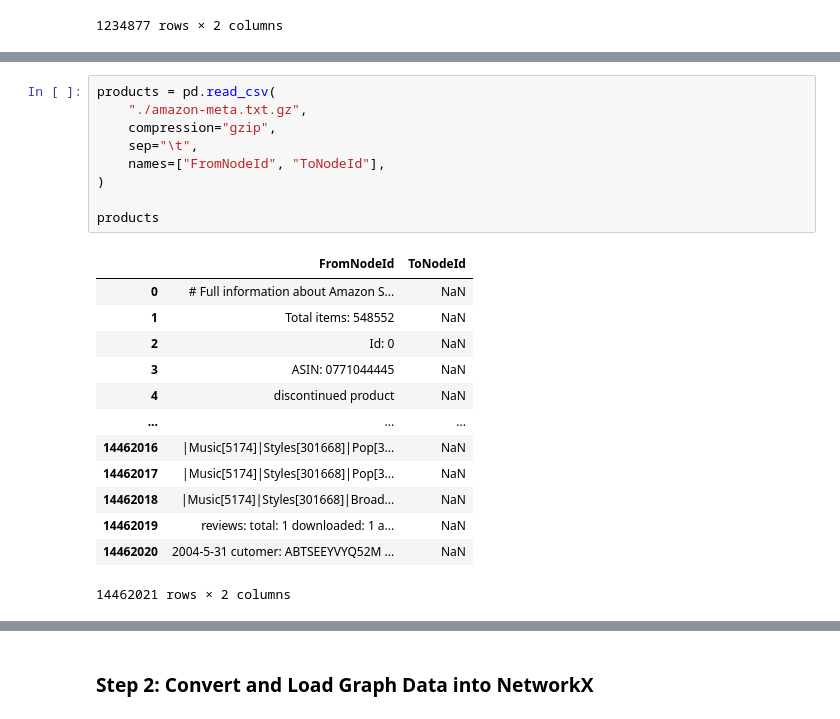
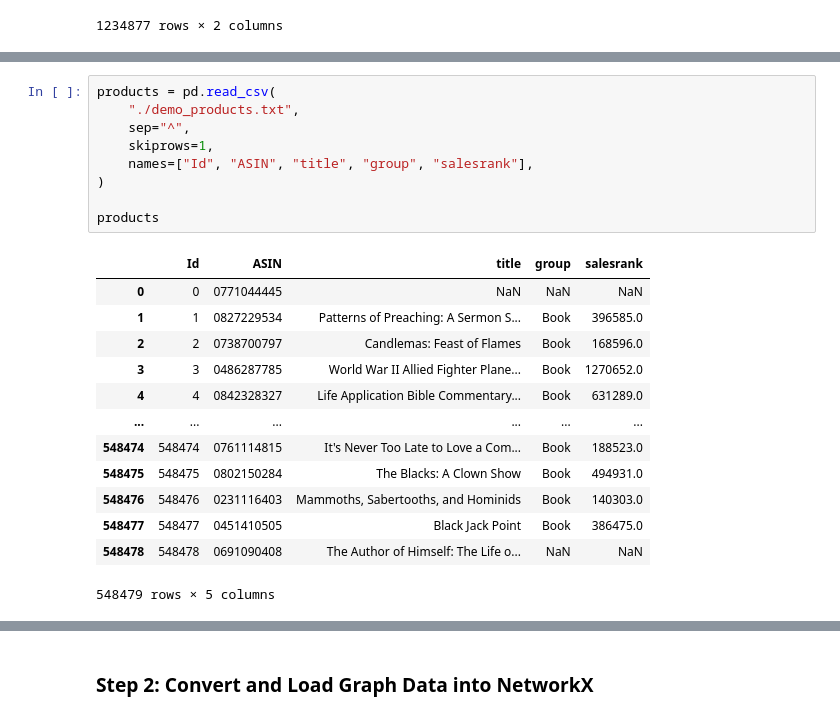
Before and after one commit to ryanaknguyen/ArangoDB-hackathon-2025, a Jupyter notebook: HackathonNotebookTemplate.ipynb, the cells around one changed output, grey strips where cells are left out. Drawn from its saved outputs; the diff is of its cells as text.

Commit message:
Merged partial Amazon product metadata with co-purchasing relationship, working on persisting the NetworkX graph in ArangoDB

```diff
--- a/HackathonNotebookTemplate.ipynb
+++ b/HackathonNotebookTemplate.ipynb
@@ -342,23 +362,23 @@ amazon
 # %%
 products = pd.read_csv(
-    "./amazon-meta.txt.gz",
-    compression="gzip",
-    sep="\t",
-    names=["FromNodeId", "ToNodeId"],
+    "./demo_products.txt",
+    sep="^",
+    skiprows=1,
+    names=["Id", "ASIN", "title", "group", "salesrank"],
 )
 
 products
 # %% [output]
-|  | FromNodeId | ToNodeId |
-| 0 | # Full information about Amazon S... | NaN |
-| 1 | Total items: 548552 | NaN |
-| 2 | Id: 0 | NaN |
-| 3 | ASIN: 0771044445 | NaN |
-| 4 | discontinued product | NaN |
-| ... | ... | ... |
-| 14462016 | |Music[5174]|Styles[301668]|Pop[3... | NaN |
-| 14462017 | |Music[5174]|Styles[301668]|Pop[3... | NaN |
-| 14462018 | |Music[5174]|Styles[301668]|Broad... | NaN |
-| 14462019 | reviews: total: 1 downloaded: 1 a... | NaN |
-| 14462020 | 2004-5-31 cutomer: ABTSEEYVYQ52M ... | NaN |
+|  | Id | ASIN | title | group | salesrank |
+| 0 | 0 | 0771044445 | NaN | NaN | NaN |
+| 1 | 1 | 0827229534 | Patterns of Preaching: A Sermon S... | Book | 396585.0 |
+| 2 | 2 | 0738700797 | Candlemas: Feast of Flames | Book | 168596.0 |
+| 3 | 3 | 0486287785 | World War II Allied Fighter Plane... | Book | 1270652.0 |
+| 4 | 4 | 0842328327 | Life Application Bible Commentary... | Book | 631289.0 |
+| ... | ... | ... | ... | ... | ... |
+| 548474 | 548474 | 0761114815 | It's Never Too Late to Love a Com... | Book | 188523.0 |
+| 548475 | 548475 | 0802150284 | The Blacks: A Clown Show | Book | 494931.0 |
+| 548476 | 548476 | 0231116403 | Mammoths, Sabertooths, and Hominids | Book | 140303.0 |
+| 548477 | 548477 | 0451410505 | Black Jack Point | Book | 386475.0 |
+| 548478 | 548478 | 0691090408 | The Author of Himself: The Life o... | NaN | NaN |
-14462021 rows × 2 columns
+548479 rows × 5 columns
```
Also changed, not shown: parts of 11 cells of this notebook.
